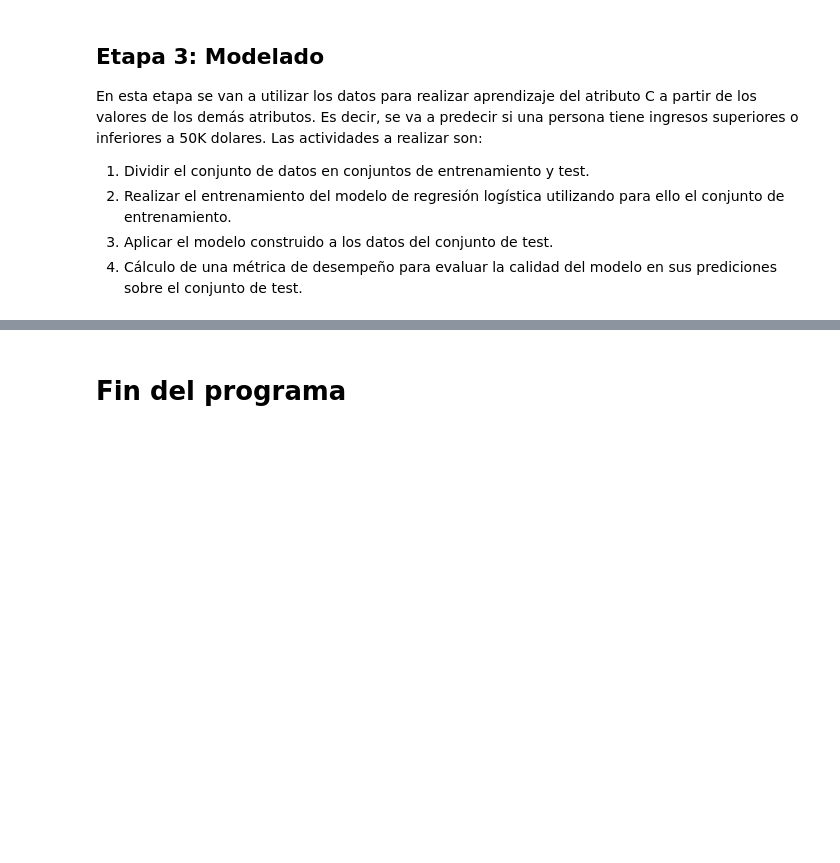
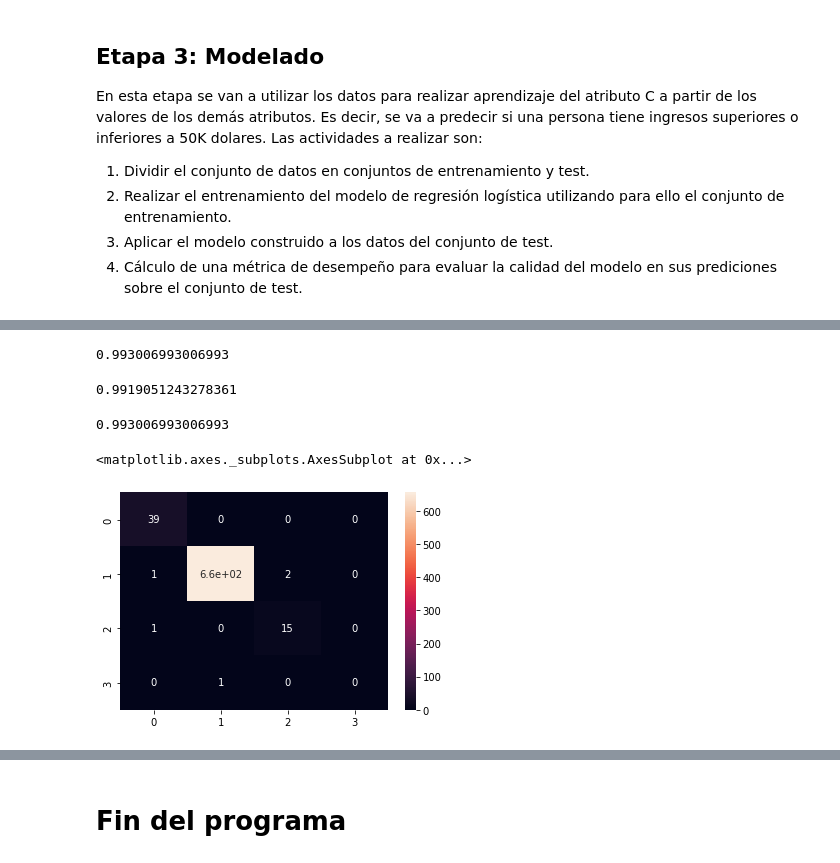
Before and after one commit to antog16/DataNMore, a Jupyter notebook: Modulo2_Inidad1.ipynb, the cells around one changed output, grey strips where cells are left out. Saved outputs shown, nothing was run; the diff lists cells and outputs as text; code cells hidden in the pictures; blank space fills up the shorter version.

```diff
--- a/Modulo2_Inidad1.ipynb
+++ b/Modulo2_Inidad1.ipynb
@@ -326,0 +434,20 @@ accuracy_score(y_test, predictions)
+# %%
+from sklearn.ensemble import RandomForestClassifier
+rf = RandomForestClassifier()
+rclf = rf.fit(X_train, y_train)
+rfpred = rclf.predict(X_test)
+
+rf_ac = accuracy_score(y_test, rfpred)
+rf_ac
+# %% [output]
+0.993006993006993
+# %%
+rf_pr = precision_score(y_test, rfpred, average = 'weighted', zero_division=0)
+rf_pr
+# %% [output]
+0.9919051243278361
+# %%
+rf_rc = recall_score(y_test, rfpred, average = 'weighted')
+rf_rc
+# %% [output]
+0.993006993006993
@@ -326,0 +456,6 @@ accuracy_score(y_test, predictions)
+# %%
+cm_rf = confusion_matrix(y_test,rfpred)
+sns.heatmap(cm_rf,annot=True)
+# %% [output]
+<matplotlib.axes._subplots.AxesSubplot at 0x...>
+[figure, added]
```
Also changed, not shown: parts of 24 cells of this notebook.
